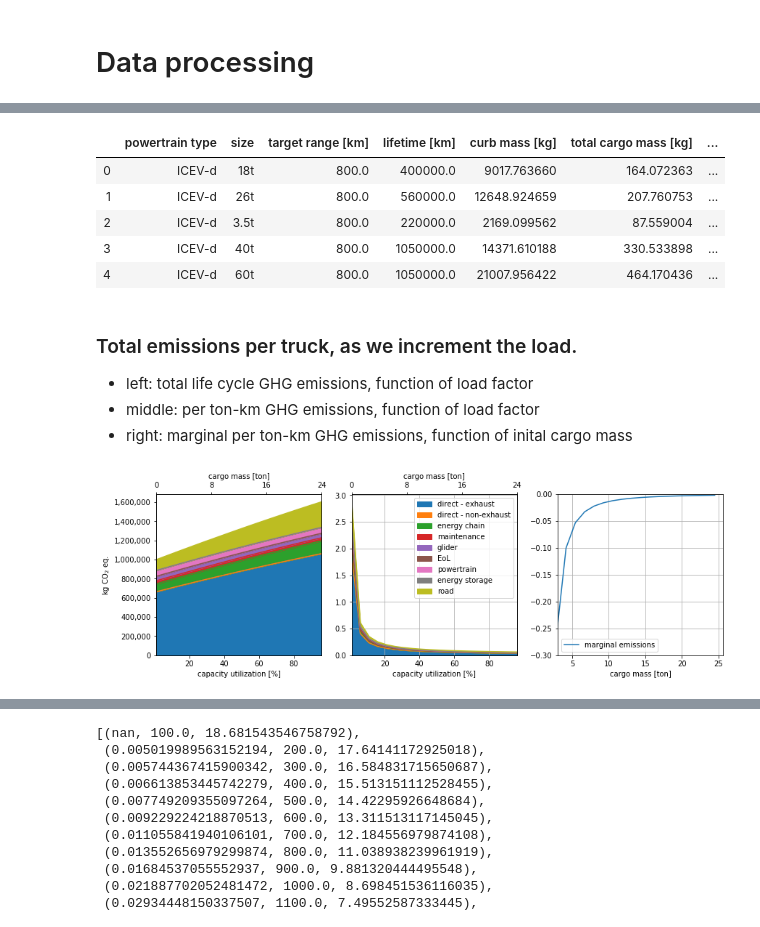
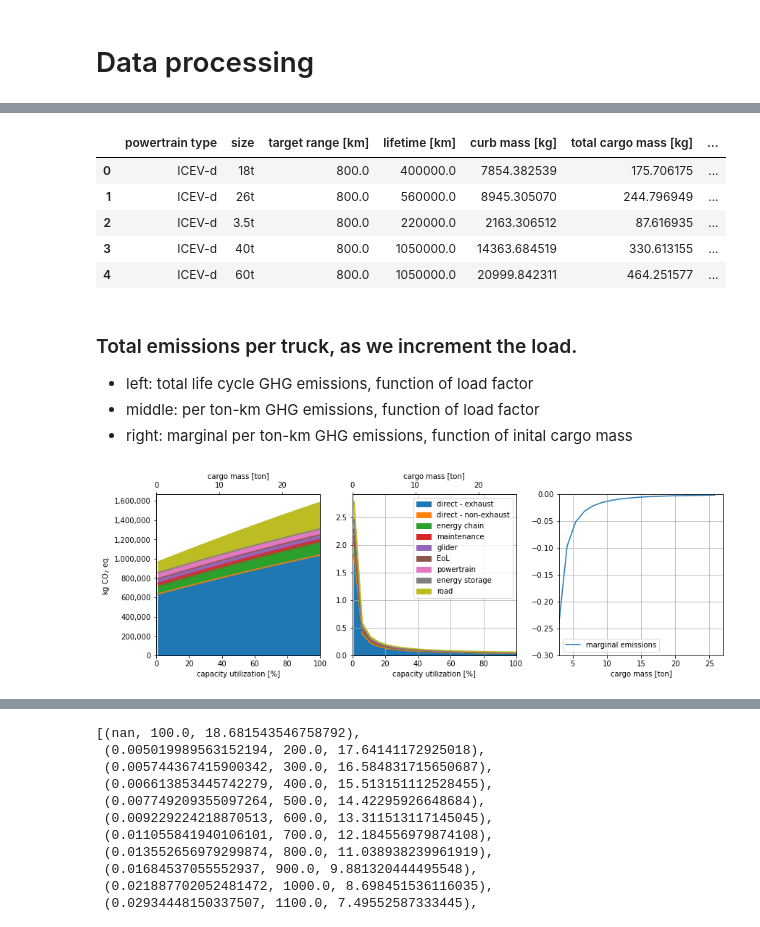
Before and after one commit to massimopizzol/non-linearity-LCA, a Jupyter notebook: truck_analysis/RS_truck_analysis_01.ipynb, the cells around one changed output, grey strips where cells are left out. Drawn from its saved outputs; the diff is of its cells as text; code cells hidden in the pictures.

```diff
--- a/truck_analysis/RS_truck_analysis_01.ipynb
+++ b/truck_analysis/RS_truck_analysis_01.ipynb
@@ -106,7 +106,7 @@ l_res=[
     ]
       ]
 
-for load_factor in np.arange(0.01, 1.01, 0.05):
+for load_factor in np.arange(0.01, 1.06, 0.05):
 
     array.loc[dict(parameter="capacity utilization")] = load_factor
     tm = ct.TruckModel(array, cycle="Long haul", country="RER")
@@ -349,6 +349,7 @@ Capacity utilization assumed (share of available payload used)
 df = pd.DataFrame(l_res[1:], columns=l_res[0])
 df.loc[df["direct - non-exhaust"]<0,"direct - non-exhaust"] = 0
 df.loc[df["direct - exhaust"]<0,"direct - exhaust"] = 0
+df.loc[df["road"]<0,"road"] = 0
 df.loc[:,"capacity utilization [%]"] *= 100
 df.loc[:, "fuel consumption per 100 km"] = (df.loc[:,"fuel mass [kg]"]/df.loc[:,"target range [km]"])*100
 # %%
@@ -367,15 +368,17 @@ cols=[
 df_total = ((df.loc[:,"total cargo mass [kg]"]/1000)*df.loc[:,"lifetime [km]"]*df.loc[:,cols].T).T
 df_total.columns=[c+" - total" for c in df_total.columns]
 df = pd.concat([df, df_total], axis=1)
+# %%
+df.loc[df["road - total"]<0,"road - total"] = 0
 # %%
 df.head()
 # %% [output]
 |  | powertrain type | size | target range [km] | lifetime [km] | curb mass [kg] | total cargo mass [kg] | ... |
-| 0 | ICEV-d | 18t | 800.0 | 400000.0 | 9017.763660 | 164.072363 | ... |
-| 1 | ICEV-d | 26t | 800.0 | 560000.0 | 12648.924659 | 207.760753 | ... |
-| 2 | ICEV-d | 3.5t | 800.0 | 220000.0 | 2169.099562 | 87.559004 | ... |
-| 3 | ICEV-d | 40t | 800.0 | 1050000.0 | 14371.610188 | 330.533898 | ... |
-| 4 | ICEV-d | 60t | 800.0 | 1050000.0 | 21007.956422 | 464.170436 | ... |
+| 0 | ICEV-d | 18t | 800.0 | 400000.0 | 7854.382539 | 175.706175 | ... |
+| 1 | ICEV-d | 26t | 800.0 | 560000.0 | 8945.305070 | 244.796949 | ... |
+| 2 | ICEV-d | 3.5t | 800.0 | 220000.0 | 2163.306512 | 87.616935 | ... |
+| 3 | ICEV-d | 40t | 800.0 | 1050000.0 | 14363.684519 | 330.613155 | ... |
+| 4 | ICEV-d | 60t | 800.0 | 1050000.0 | 20999.842311 | 464.251577 | ... |
 # %% [markdown]
 ### Total emissions per truck, as we increment the load.
 * left: total life cycle GHG emissions, function of load factor
@@ -414,6 +417,7 @@ df.loc[(df["powertrain type"]=="ICEV-d")&(df["size"]=="40t"),:].plot(x="capacity
 axes[0].yaxis.set_major_formatter(mpl.ticker.StrMethodFormatter('{x:,.0f}'))
 axes[0].set_ylabel("kg CO$_2$ eq.")
 axes[0].get_legend().remove()
+axes[0].set_xlim(0,100)
 
 ax2 = axes[0].twiny()
 vals = (df.loc[(df["powertrain type"]=="ICEV-d")&(df["size"]=="40t"),"total cargo mass [kg]"]/1000).values
@@ -422,32 +426,35 @@ ax2.set_xticks(vals)
 ax2.xaxis.set_major_locator(plt.MaxNLocator(3))
 ax2.set_xlabel("cargo mass [ton]")
 
 
 df.loc[(df["powertrain type"]=="ICEV-d")&(df["size"]=="40t"),:].plot(x="capacity utilization [%]",
                                                                      y=cols,
                                                                      kind="area", ax=axes[1])
 
 
 axes[1].legend()
 axes[1].grid()
+axes[1].set_xlim(0,100)
 ax3 = axes[1].twiny()
 ax3.set_xticks(vals)
 ax3.xaxis.set_major_locator(plt.MaxNLocator(3))
 ax3.set_xlabel("cargo mass [ton]")
 
 vals_marg=df.loc[(df["powertrain type"]=="ICEV-d")&(df["size"]=="40t"),cols_total].sum(axis=1).diff()/\
     ((df.loc[(df["powertrain type"]=="ICEV-d")&(df["size"]=="40t"),"total cargo mass [kg]"]/1000)*\
     df.loc[(df["powertrain type"]=="ICEV-d")&(df["size"]=="40t"),"lifetime [km]"]).values
 
 vals_marg=df.loc[(df["powertrain type"]=="ICEV-d")&(df["size"]=="40t"),cols].sum(axis=1).diff()
 
 xs=df.loc[(df["powertrain type"]=="ICEV-d")&(df["size"]=="40t"),"total cargo mass [kg]"].values/1000
 axes[2].plot(xs, vals_marg.values, label="marginal emissions")
 axes[2].set_xlabel("cargo mass [ton]")
 axes[2].legend()
 axes[2].set_xlim(3,)
 axes[2].set_ylim(-.3,0)
 axes[2].grid()
+
+fig1.savefig("fig1.png", dpi=300)
 # %% [output]
-[figure, old version]
+[figure, new version]
 # %%
```
Also changed, not shown: parts of 11 cells of this notebook, 2 other files.
